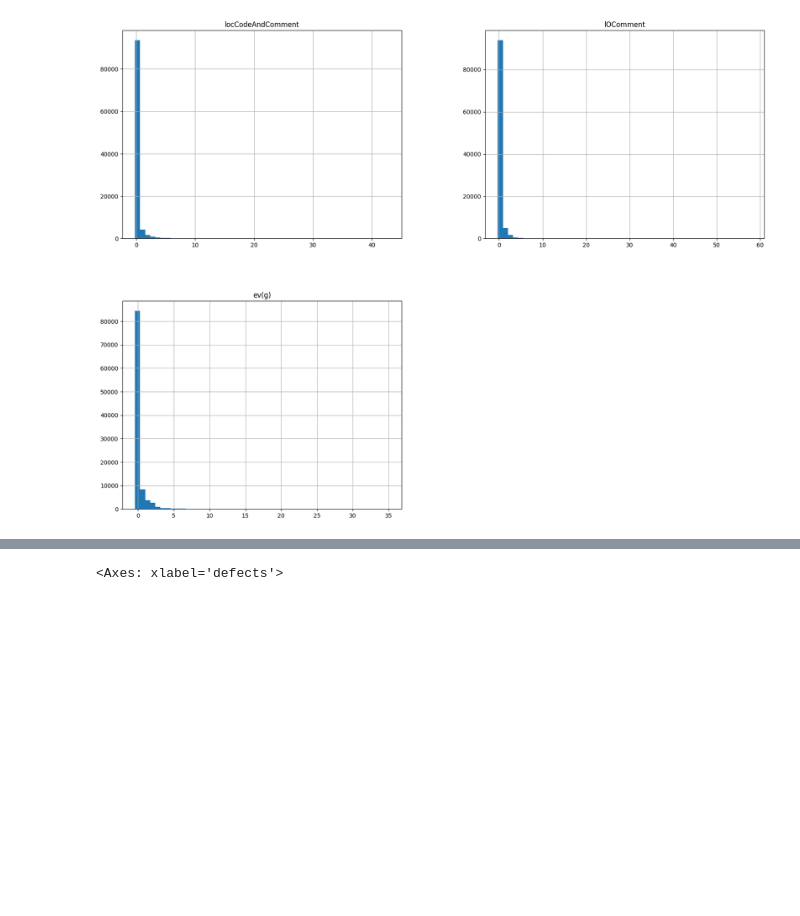
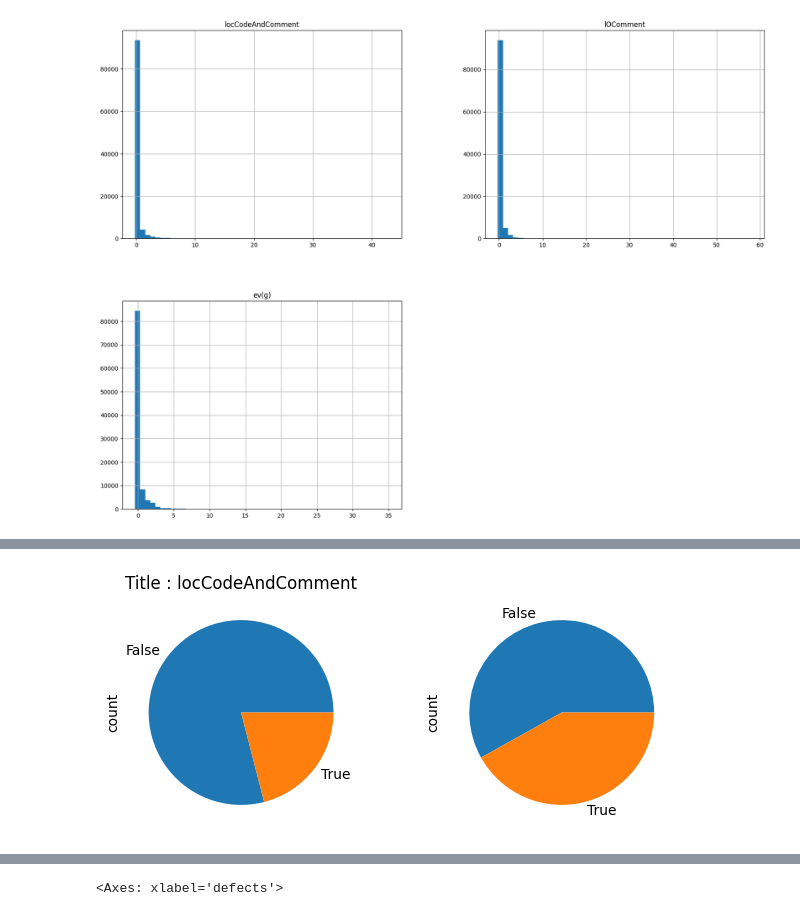
Before and after one commit to liebersi/Kaggle_Competitions, a Jupyter notebook: binary-classification-of-code-defects.ipynb, the cells around one changed output, grey strips where cells are left out. Drawn from its saved outputs; the diff is of its cells as text; code cells hidden in the pictures; blank space fills up the shorter version.

```diff
--- a/binary-classification-of-code-defects.ipynb
+++ b/binary-classification-of-code-defects.ipynb
@@ -267,0 +278,11 @@ X_ss.hist(bins=50,figsize=(20,15));
+# %%
+fig = plt.figure(figsize=(20,3))
+fig.add_subplot(1,5,1)
+plt.title('Title : {}'.format('locCodeAndComment'))
+X_bc['defects'] = X['defects'].copy()
+X_bc.describe()
+X_bc['defects'][X_bc['locCodeAndComment']==0].value_counts().plot(kind='pie')
+fig.add_subplot(1,5,2)
+X_bc['defects'][X_bc['locCodeAndComment']>.01].value_counts().plot(kind='pie');
+# %% [output]
+[figure, added]
```
Also changed, not shown: parts of 26 cells of this notebook.
